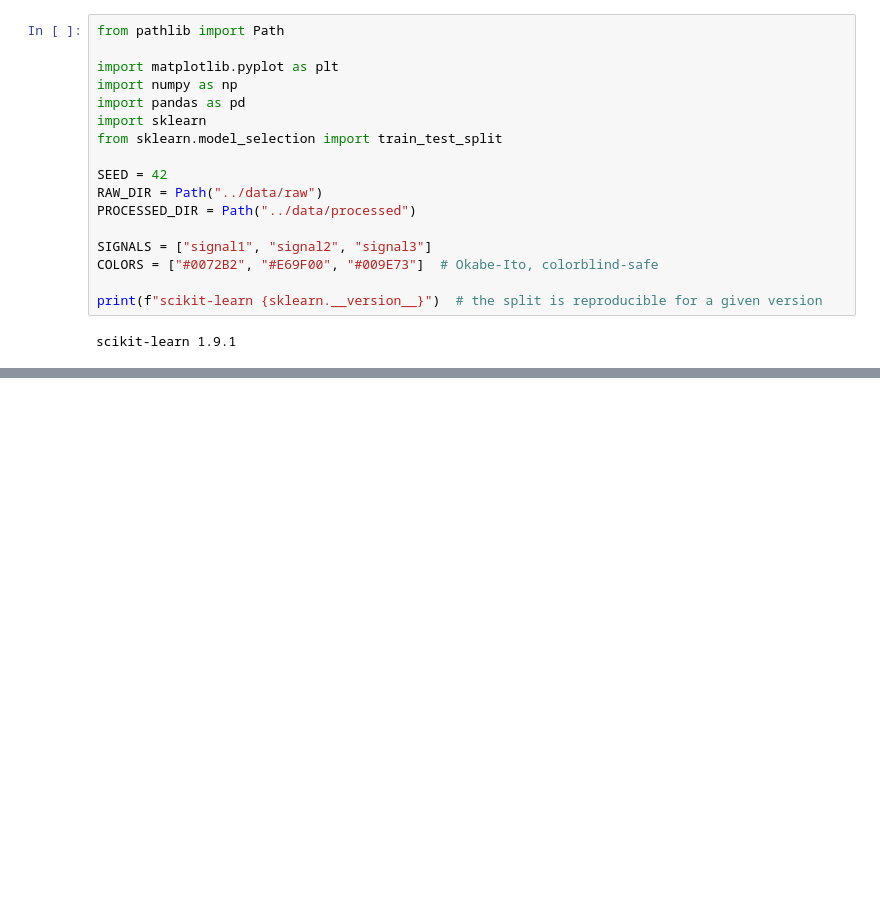
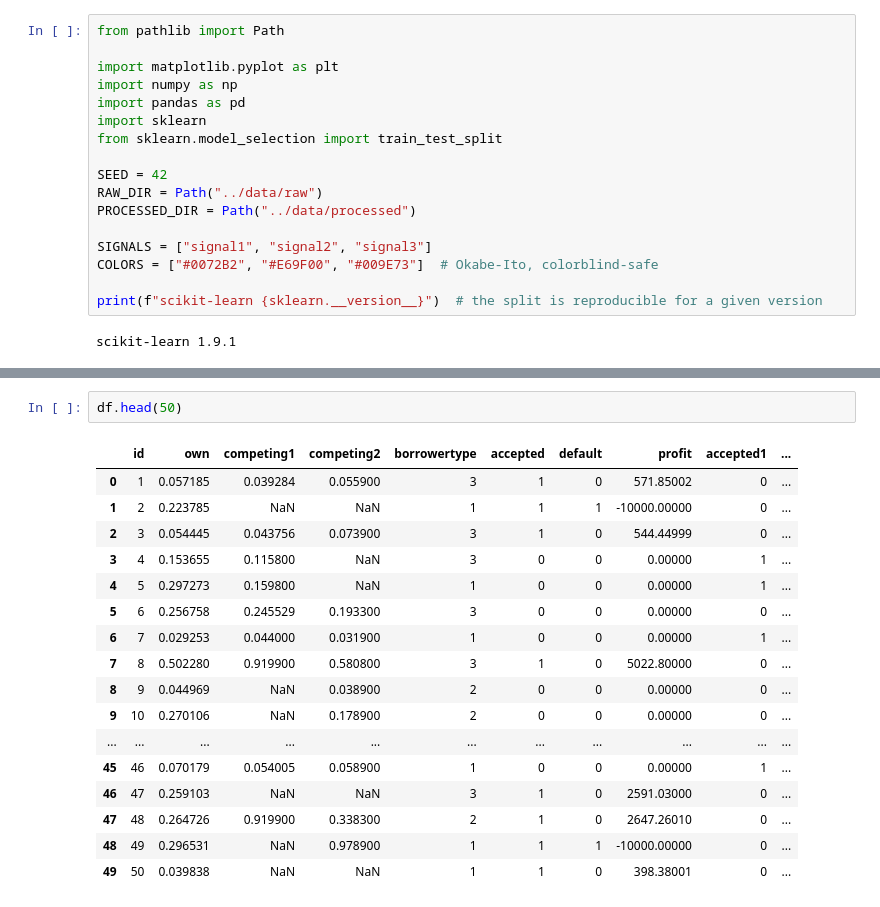
Before and after one commit to Remilaget/Happiness-in-your-Household, a Jupyter notebook: code/first-round-assessment.ipynb, the cells around one changed output, grey strips where cells are left out. Drawn from its saved outputs; the diff is of its cells as text; blank space fills up the shorter version.

```diff
--- a/code/first-round-assessment.ipynb
+++ b/code/first-round-assessment.ipynb
@@ -91,0 +74,20 @@ FileNotFoundError: [Errno 2] No such file or directory: '..\\data\\raw\\Round1_D
+# %%
+df.head(50)
+# %% [output]
+|  | id | own | competing1 | competing2 | borrowertype | accepted | default | profit | accepted1 | ... |
+| 0 | 1 | 0.057185 | 0.039284 | 0.055900 | 3 | 1 | 0 | 571.85002 | 0 | ... |
+| 1 | 2 | 0.223785 | NaN | NaN | 1 | 1 | 1 | -10000.00000 | 0 | ... |
+| 2 | 3 | 0.054445 | 0.043756 | 0.073900 | 3 | 1 | 0 | 544.44999 | 0 | ... |
+| 3 | 4 | 0.153655 | 0.115800 | NaN | 3 | 0 | 0 | 0.00000 | 1 | ... |
+| 4 | 5 | 0.297273 | 0.159800 | NaN | 1 | 0 | 0 | 0.00000 | 1 | ... |
+| 5 | 6 | 0.256758 | 0.245529 | 0.193300 | 3 | 0 | 0 | 0.00000 | 0 | ... |
+| 6 | 7 | 0.029253 | 0.044000 | 0.031900 | 1 | 0 | 0 | 0.00000 | 1 | ... |
+| 7 | 8 | 0.502280 | 0.919900 | 0.580800 | 3 | 1 | 0 | 5022.80000 | 0 | ... |
+| 8 | 9 | 0.044969 | NaN | 0.038900 | 2 | 0 | 0 | 0.00000 | 0 | ... |
+| 9 | 10 | 0.270106 | NaN | 0.178900 | 2 | 0 | 0 | 0.00000 | 0 | ... |
+| ... | ... | ... | ... | ... | ... | ... | ... | ... | ... | ... |
+| 45 | 46 | 0.070179 | 0.054005 | 0.058900 | 1 | 0 | 0 | 0.00000 | 1 | ... |
+| 46 | 47 | 0.259103 | NaN | NaN | 3 | 1 | 0 | 2591.03000 | 0 | ... |
+| 47 | 48 | 0.264726 | 0.919900 | 0.338300 | 2 | 1 | 0 | 2647.26010 | 0 | ... |
+| 48 | 49 | 0.296531 | NaN | 0.978900 | 1 | 1 | 1 | -10000.00000 | 0 | ... |
+| 49 | 50 | 0.039838 | NaN | NaN | 1 | 1 | 0 | 398.38001 | 0 | ... |
```
Also changed, not shown: parts of 4 cells of this notebook, 20 other files.
